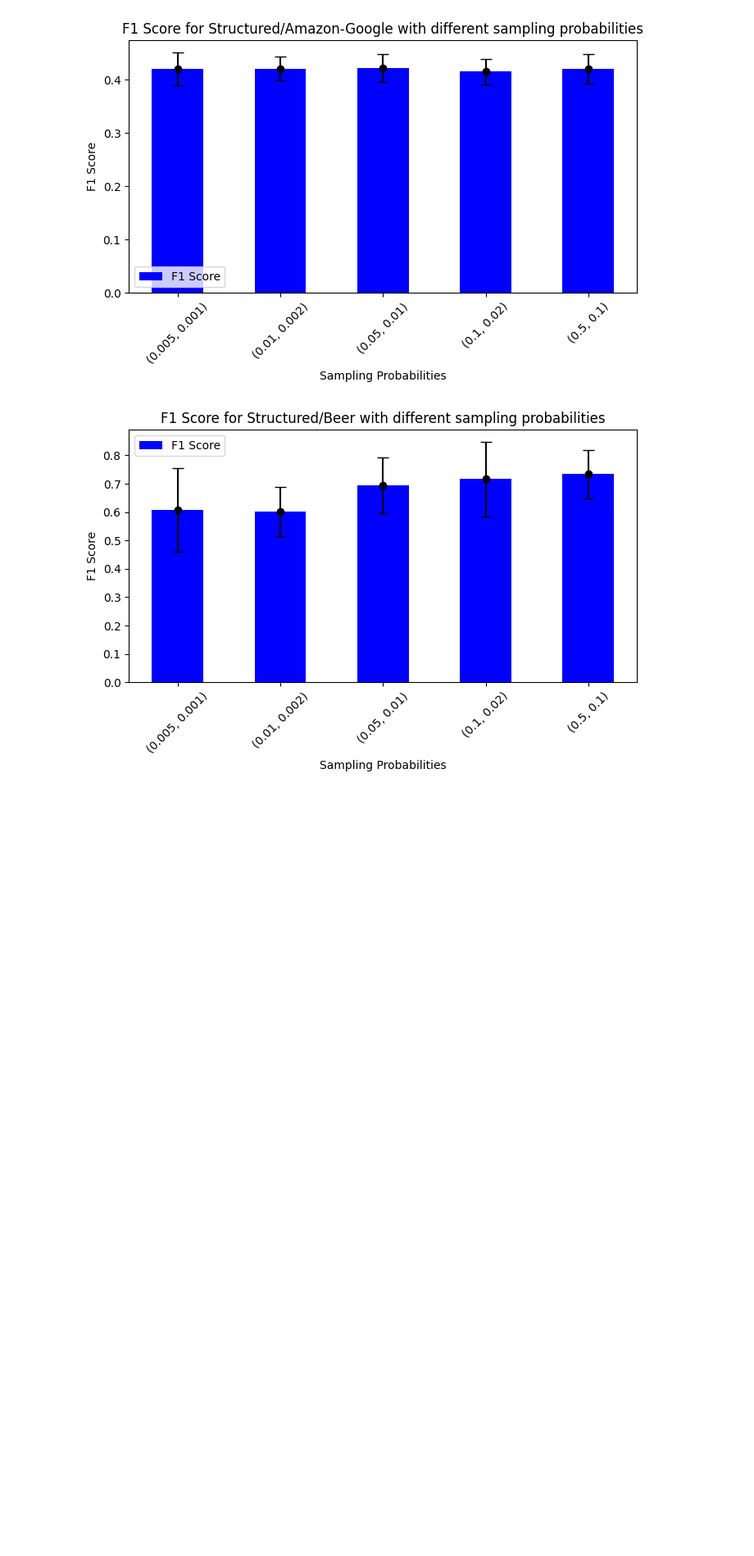
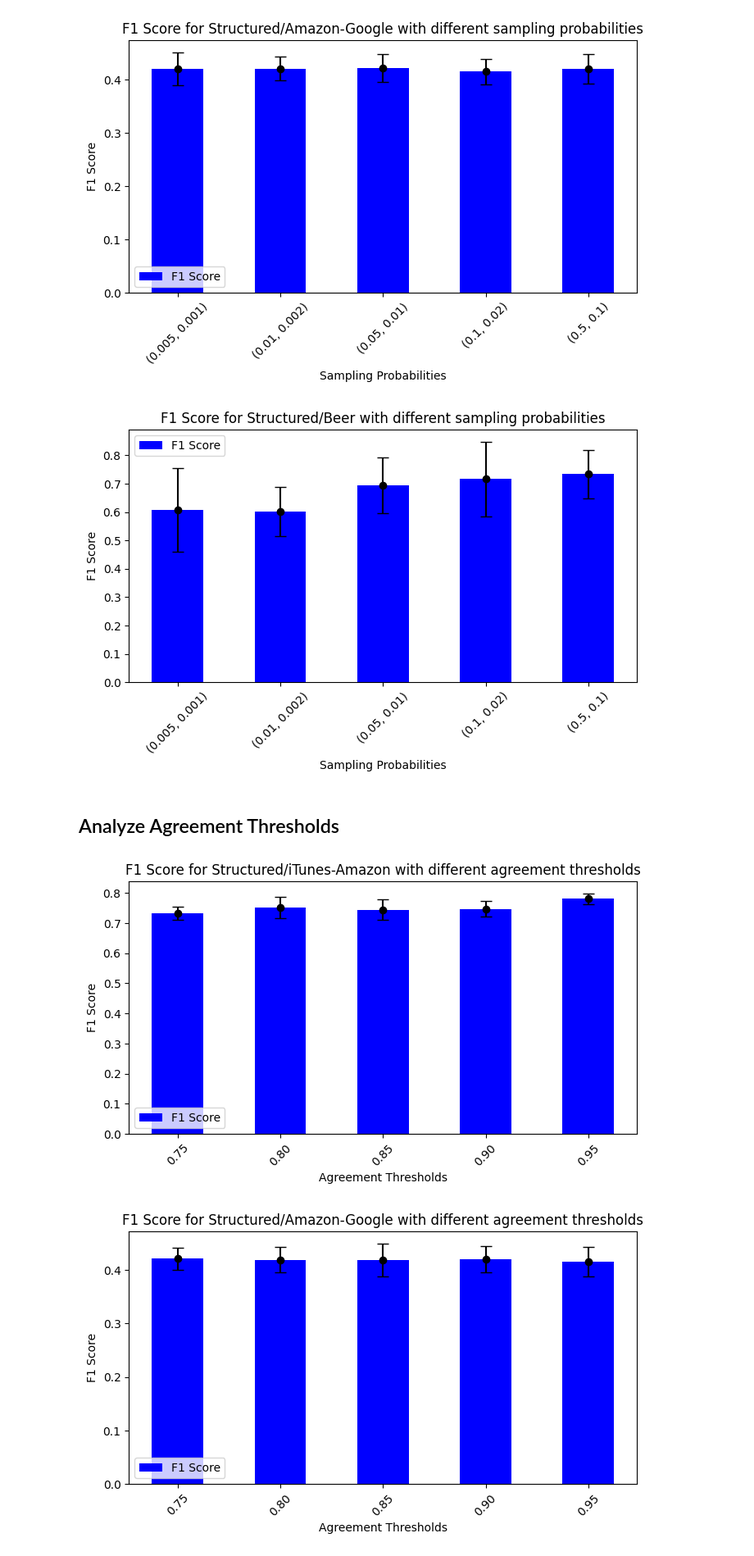
Before and after one commit to xOmer12/GraphTune, a Jupyter notebook: analyze_results.ipynb, the cells around one changed output. Shown: that part at 82% size. Cells and saved outputs as stored; diff of their text form; code cells hidden in the pictures; blank space fills up the shorter version.

```diff
--- a/analyze_results.ipynb
+++ b/analyze_results.ipynb
@@ -16,12 +16,12 @@ def calc_avg_sample_prob(df, task, experiment, p, q, metric = 'f1'):
     task_df = df[(df['task'] == task) & (df['experiment_name'] == experiment) & (df['edge_sampling_prob'] == p) & (df['null_sampling_prob'] == q)]
     return task_df[metric].mean(), task_df[metric].std()
 
-def calc_avg_agreement_threshold(df, task, experiment, threshold):
+def calc_avg_agreement_threshold(df, task, experiment, threshold, metric = 'f1'):
     """
     Calculate the average agreement threshold for a given task and experiment.
     """
-    task_df = df[(df['task'] == task) & (df['experiment_name'] == experiment) & (task_df['agreement_threshold'] == threshold)]
-    return task_df['agreement_threshold'].mean(), task_df['agreement_threshold'].std()
+    task_df = df[(df['task'] == task) & (df['experiment_name'] == experiment) & (df['agreement_threshold'] == threshold)]
+    return task_df[metric].mean(), task_df[metric].std()
 
 def plot_task_results(df, task, res_dict, title, xlabel, ylabel, rotation=0):
     """
@@ -73,3 +73,20 @@ for task in short_tasks:
 [figure]
 [figure]
 [figure]
+# %% [markdown]
+## Analyze Agreement Thresholds
+# %%
+tasks = ['Structured/iTunes-Amazon', 'Structured/Amazon-Google', 'Structured/DBLP-ACM', 'Structured/Beer', 'Textual/Abt-Buy']
+agreement_thresholds = list(sorted(results['agreement_threshold'].unique()))
+task_thresh_dict = {}
+for task in tasks:
+    task_thresh_dict[task] = {}
+    for threshold in agreement_thresholds:
+        avg_f1, std = calc_avg_agreement_threshold(results, task, 'agreement_threshold_expr', threshold)
+        task_thresh_dict[task][f'{threshold:.2f}'] = avg_f1, std
+# %%
+for task in tasks:
+    plot_task_results(results, task, task_thresh_dict[task], f'F1 Score for {task} with different agreement thresholds', 'Agreement Thresholds', 'F1 Score', rotation=45)
+# %% [output]
+[figure, added]
+[figure, added]
```
Also changed, not shown: parts of 1 cell of this notebook, 1 other file.
